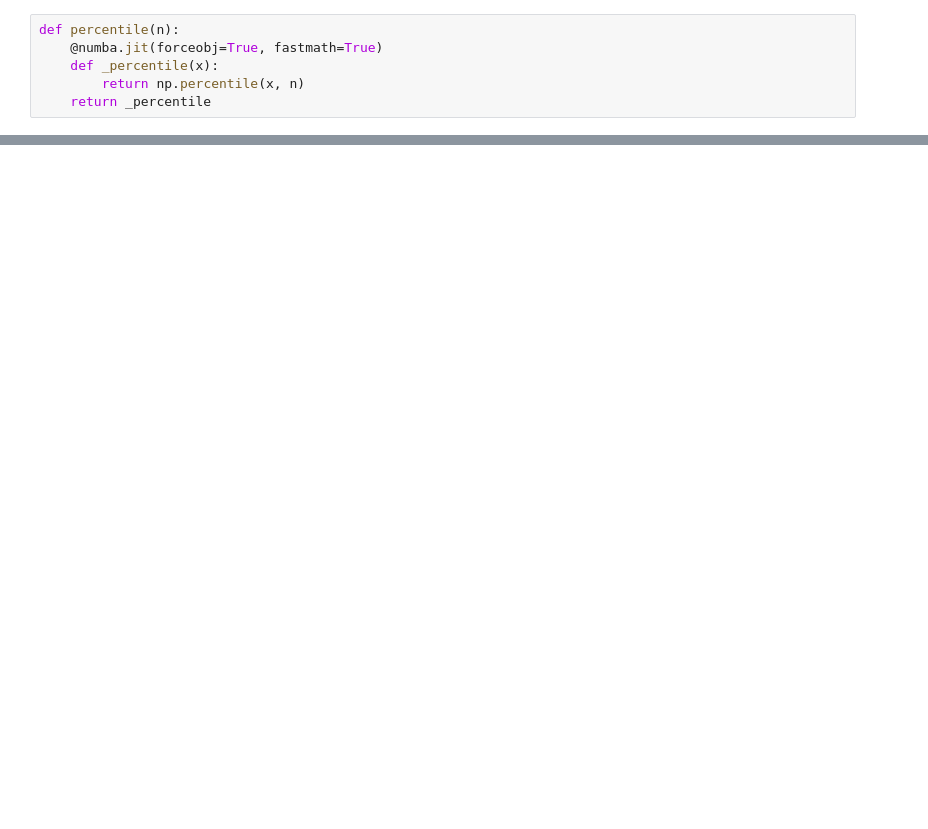
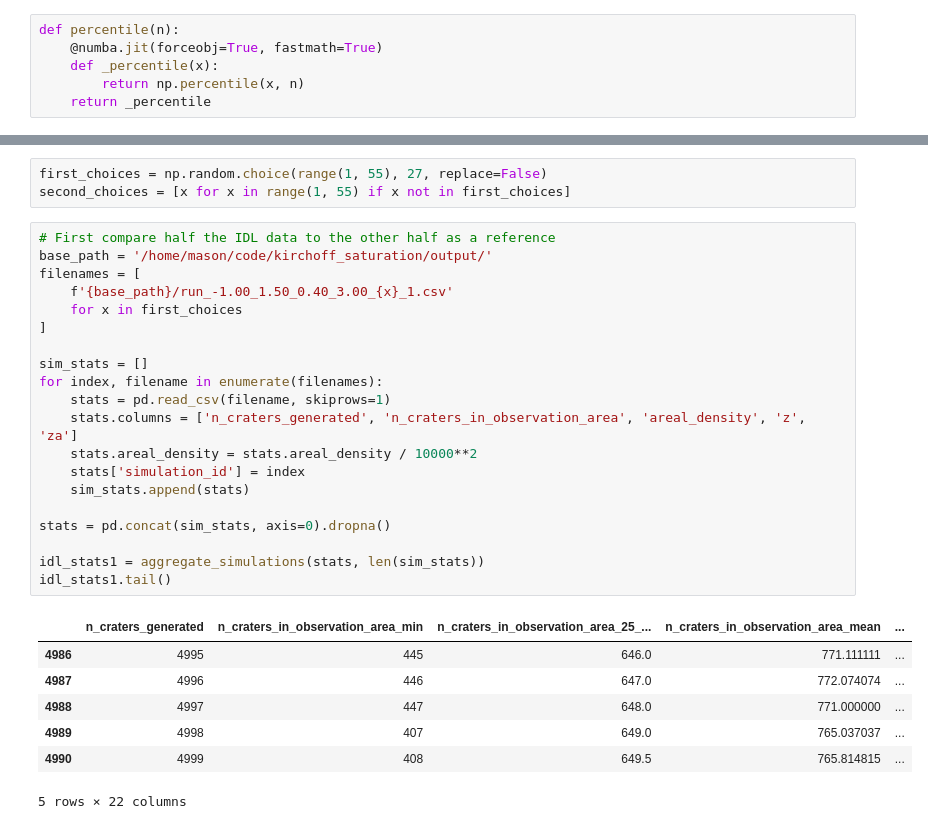
Before and after one commit to seanmason/saturation, a Jupyter notebook: notebooks/PlotStats.ipynb, the cells around one changed output, grey strips where cells are left out. Saved outputs shown, nothing was run; the diff lists cells and outputs as text; blank space fills up the shorter version.

```diff
--- a/notebooks/PlotStats.ipynb
+++ b/notebooks/PlotStats.ipynb
@@ -204,0 +243,31 @@ plot_statistics(grouped)
+# %%
+first_choices = np.random.choice(range(1, 55), 27, replace=False)
+second_choices = [x for x in range(1, 55) if x not in first_choices]
+# %%
+# First compare half the IDL data to the other half as a reference
+base_path = '/home/mason/code/kirchoff_saturation/output/'
+filenames = [
+    f'{base_path}/run_-1.00_1.50_0.40_3.00_{x}_1.csv'
+    for x in first_choices
+]
+
+sim_stats = []
+for index, filename in enumerate(filenames):
+    stats = pd.read_csv(filename, skiprows=1)
+    stats.columns = ['n_craters_generated', 'n_craters_in_observation_area', 'areal_density', 'z', 'za']
+    stats.areal_density = stats.areal_density / 10000**2
+    stats['simulation_id'] = index
+    sim_stats.append(stats)
+
+stats = pd.concat(sim_stats, axis=0).dropna()
+
+idl_stats1 = aggregate_simulations(stats, len(sim_stats))
+idl_stats1.tail()
+# %% [output]
+|  | n_craters_generated | n_craters_in_observation_area_min | n_craters_in_observation_area_25_... | n_craters_in_observation_area_mean | ... |
+| 4986 | 4995 | 445 | 646.0 | 771.111111 | ... |
+| 4987 | 4996 | 446 | 647.0 | 772.074074 | ... |
+| 4988 | 4997 | 447 | 648.0 | 771.000000 | ... |
+| 4989 | 4998 | 407 | 649.0 | 765.037037 | ... |
+| 4990 | 4999 | 408 | 649.5 | 765.814815 | ... |
+5 rows × 22 columns
```
Also changed, not shown: parts of 15 cells of this notebook, 3 other files.
